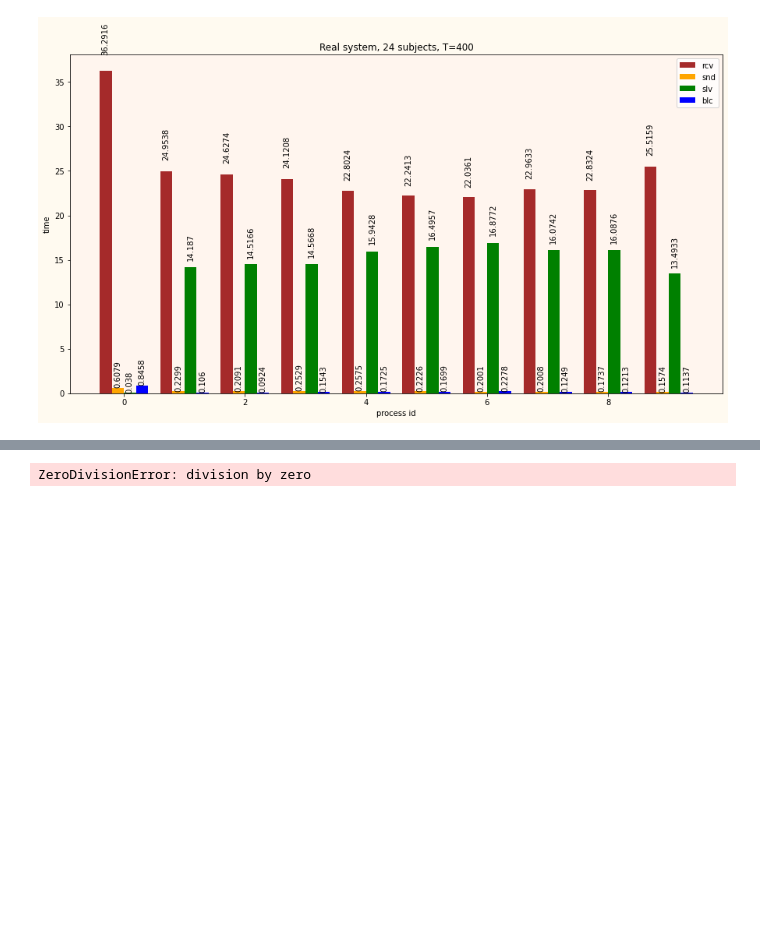
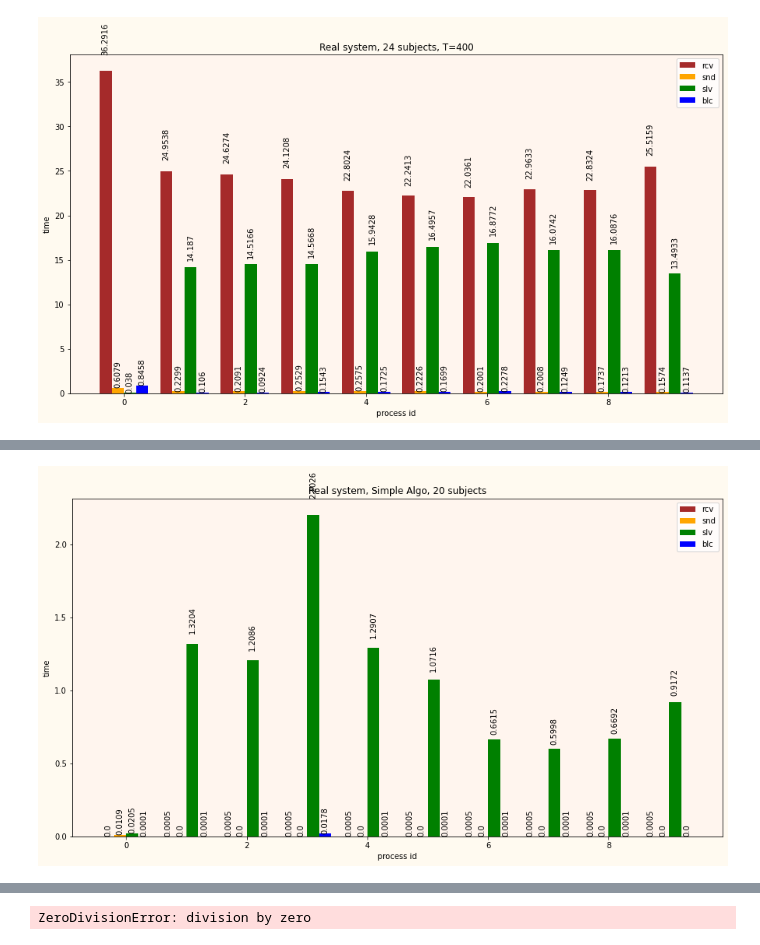
Before and after one commit to amonin7/knapsack_solution, a Jupyter notebook: Visualization.ipynb, the cells around one changed output, grey strips where cells are left out. Saved outputs shown, nothing was run; the diff lists cells and outputs as text; code cells hidden in the pictures; blank space fills up the shorter version.

```diff
--- a/Visualization.ipynb
+++ b/Visualization.ipynb
@@ -247,0 +252,4 @@ plot_statistics('TraceC.csv', 'Real system, 24 subjects, T=400')
+# %%
+plot_statistics('TraceS.csv', 'Real system, Simple Algo, 20 subjects')
+# %% [output]
+[figure, added]
```
Also changed, not shown: parts of 3 cells of this notebook, 4 other files.
